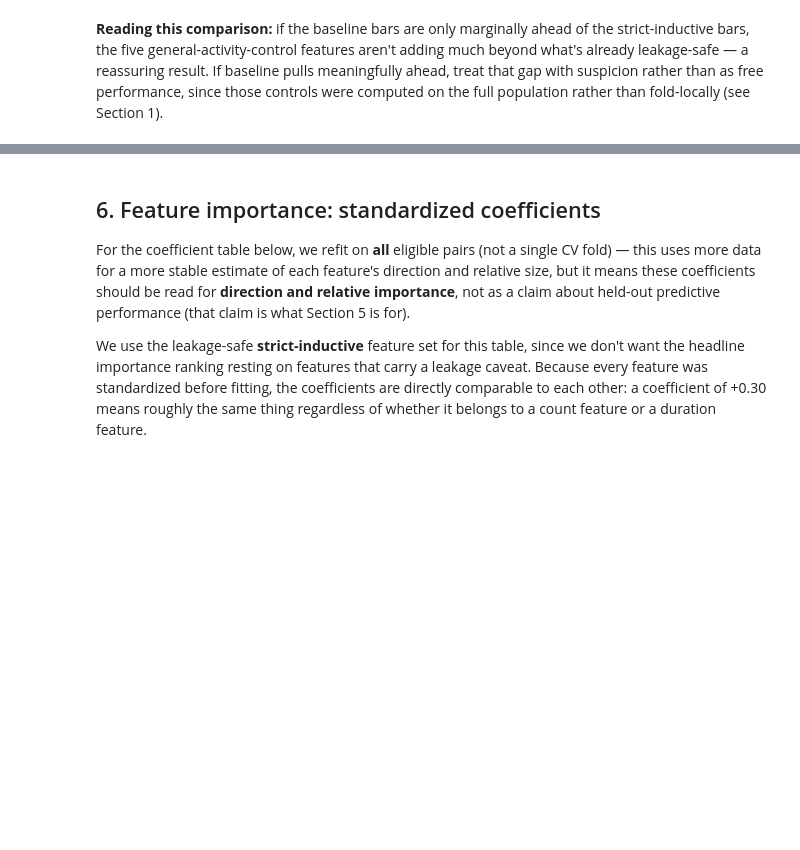
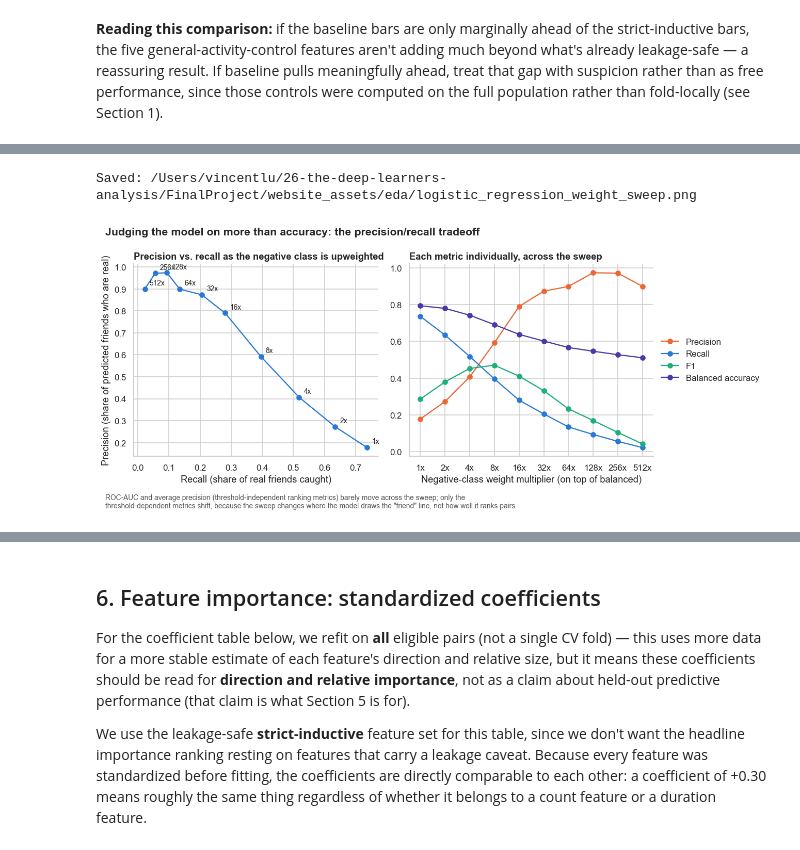
Before and after one commit to ucd-cosmos-data/26-the-deep-learners-analysis, a Jupyter notebook: FinalProject/notebooks/logistic_regression.ipynb, the cells around one changed output, grey strips where cells are left out. Cells and saved outputs as stored; diff of their text form; code cells hidden in the pictures; blank space fills up the shorter version.

```diff
--- a/FinalProject/notebooks/logistic_regression.ipynb
+++ b/FinalProject/notebooks/logistic_regression.ipynb
@@ -318,0 +416,31 @@ Saved: /Users/vincentlu/26-the-deep-learners-analysis/FinalProject/website_asset
+# %%
+fig, axes = plt.subplots(1, 2, figsize=(12, 4.8))
+
+axes[0].plot(weight_sweep_summary['Recall'], weight_sweep_summary['Precision'], marker='o', color=BLUE)
+for _, row in weight_sweep_summary.iterrows():
+    label = row['Feature set'].split('x')[0] + 'x'
+    axes[0].annotate(label, (row['Recall'], row['Precision']), textcoords='offset points', xytext=(6, 5), fontsize=9)
+axes[0].set_xlabel('Recall (share of real friends caught)')
+axes[0].set_ylabel('Precision (share of predicted friends who are real)')
+axes[0].set_title('Precision vs. recall as the negative class is upweighted', loc='left', fontweight='bold')
+sns.despine(ax=axes[0])
+
+x = np.arange(len(weight_sweep_summary))
+axes[1].plot(x, weight_sweep_summary['Precision'], marker='o', color=ORANGE, label='Precision')
+axes[1].plot(x, weight_sweep_summary['Recall'], marker='o', color=BLUE, label='Recall')
+axes[1].plot(x, weight_sweep_summary['F1'], marker='o', color=GREEN, label='F1')
+axes[1].plot(x, weight_sweep_summary['Balanced_accuracy'], marker='o', color=VIOLET, label='Balanced accuracy')
+axes[1].set_xticks(x, [f'{m}x' for m in NEG_WEIGHT_MULTIPLIERS])
+axes[1].set_xlabel('Negative-class weight multiplier (on top of balanced)')
+axes[1].set_title('Each metric individually, across the sweep', loc='left', fontweight='bold')
+axes[1].legend(frameon=False, loc='center left', bbox_to_anchor=(1.0, 0.5))
+sns.despine(ax=axes[1])
+
+fig.suptitle('Judging the model on more than accuracy: the precision/recall tradeoff', x=0.02, ha='left', fontsize=14, fontweight='bold')
+fig.text(0.02, -0.05, 'ROC-AUC and average precision (threshold-independent ranking metrics) barely move across the sweep; only the\nthreshold-dependent metrics shift, because the sweep changes where the model draws the "friend" line, not how well it ranks pairs.', fontsize=9, color='#555555')
+plt.tight_layout()
+save_figure(fig, 'logistic_regression_weight_sweep.png')
+plt.show()
+# %% [output]
+Saved: /Users/vincentlu/26-the-deep-learners-analysis/FinalProject/website_assets/eda/logistic_regression_weight_sweep.png
+[figure, added]
```
Also changed, not shown: parts of 57 cells of this notebook, 15 other files.
